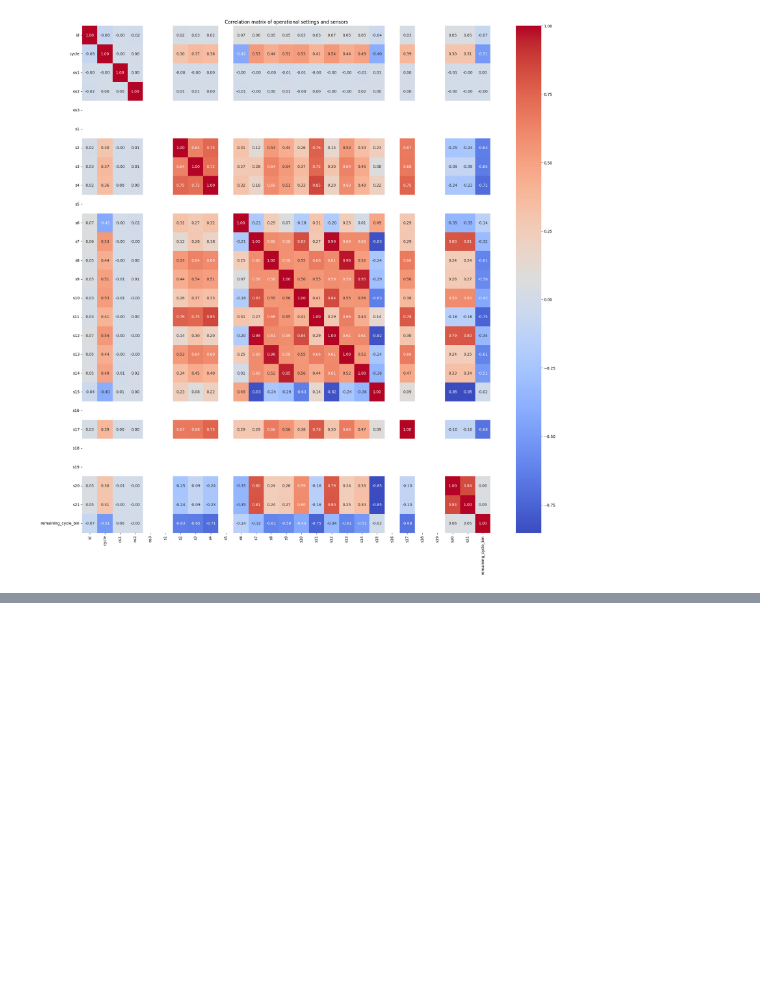
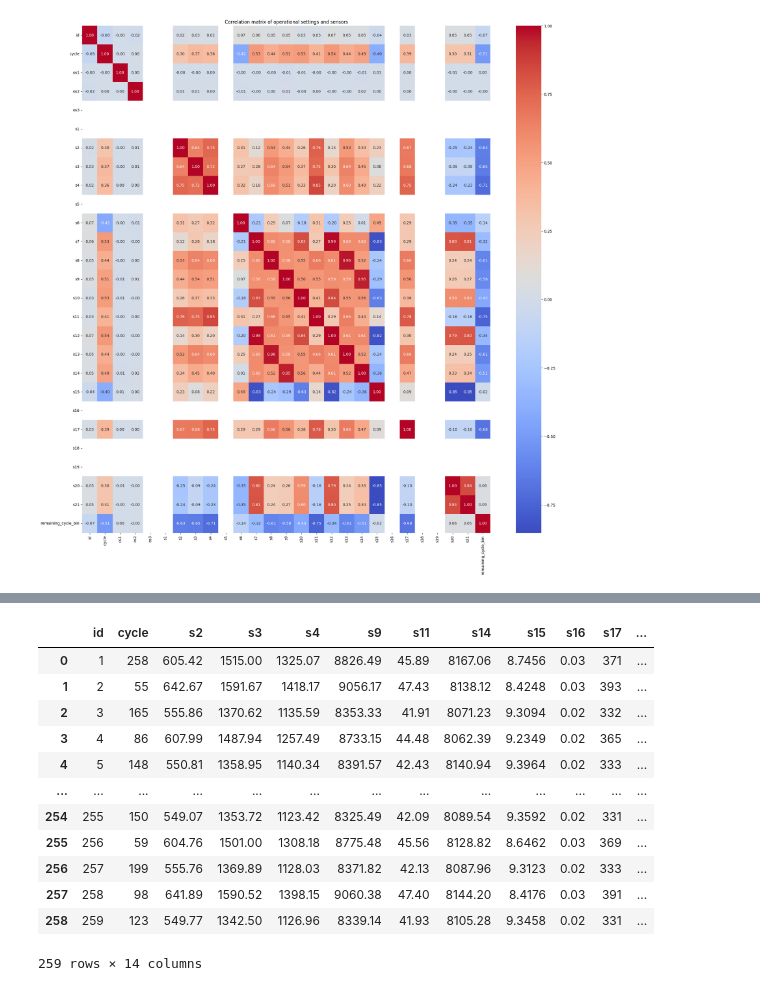
Before and after one commit to Anupazen/Advance-AI, a Jupyter notebook: Advanced_AI.ipynb, the cells around one changed output, grey strips where cells are left out. Saved outputs shown, nothing was run; the diff lists cells and outputs as text; code cells hidden in the pictures; blank space fills up the shorter version.

```diff
--- a/Advanced_AI.ipynb
+++ b/Advanced_AI.ipynb
@@ -258,0 +352,7 @@ print(class_uncertainty)
+# %%
+# Remove columns
+
+def RemoveColsFD002(df):
+  df = df.drop(columns=['os1', 'os2', 'os3', 's1', 's5', 's6', 's7', 's8', 's10', 's12', 's13', 's18', 's19'])
+
+  return df
@@ -258,0 +394,23 @@ print(class_uncertainty)
+# %%
+col_Name = ['remaining_cycle']
+RUL_FD002 = pd.read_csv('/content/drive/MyDrive/UOM/Advanced AI/RUL_FD002.txt', header=None, names=col_Name)
+# %%
+dfFD002_test = RluAndTest(dfFD002_test, RUL_FD002)
+dfFD002_test = SelectMaxCycleRow(dfFD002_test)
+dfFD002_test = RemoveColsFD002(dfFD002_test)
+# %%
+dfFD002_test
+# %% [output]
+|  | id | cycle | s2 | s3 | s4 | s9 | s11 | s14 | s15 | s16 | s17 | ... |
+| 0 | 1 | 258 | 605.42 | 1515.00 | 1325.07 | 8826.49 | 45.89 | 8167.06 | 8.7456 | 0.03 | 371 | ... |
+| 1 | 2 | 55 | 642.67 | 1591.67 | 1418.17 | 9056.17 | 47.43 | 8138.12 | 8.4248 | 0.03 | 393 | ... |
+| 2 | 3 | 165 | 555.86 | 1370.62 | 1135.59 | 8353.33 | 41.91 | 8071.23 | 9.3094 | 0.02 | 332 | ... |
+| 3 | 4 | 86 | 607.99 | 1487.94 | 1257.49 | 8733.15 | 44.48 | 8062.39 | 9.2349 | 0.02 | 365 | ... |
+| 4 | 5 | 148 | 550.81 | 1358.95 | 1140.34 | 8391.57 | 42.43 | 8140.94 | 9.3964 | 0.02 | 333 | ... |
+| ... | ... | ... | ... | ... | ... | ... | ... | ... | ... | ... | ... | ... |
+| 254 | 255 | 150 | 549.07 | 1353.72 | 1123.42 | 8325.49 | 42.09 | 8089.54 | 9.3592 | 0.02 | 331 | ... |
+| 255 | 256 | 59 | 604.76 | 1501.00 | 1308.18 | 8775.48 | 45.56 | 8128.82 | 8.6462 | 0.03 | 369 | ... |
+| 256 | 257 | 199 | 555.76 | 1369.89 | 1128.03 | 8371.82 | 42.13 | 8087.96 | 9.3123 | 0.02 | 333 | ... |
+| 257 | 258 | 98 | 641.89 | 1590.52 | 1398.15 | 9060.38 | 47.40 | 8144.20 | 8.4176 | 0.03 | 391 | ... |
+| 258 | 259 | 123 | 549.77 | 1342.50 | 1126.96 | 8339.14 | 41.93 | 8105.28 | 9.3458 | 0.02 | 331 | ... |
+259 rows × 14 columns
```
Also changed, not shown: parts of 21 cells of this notebook.
